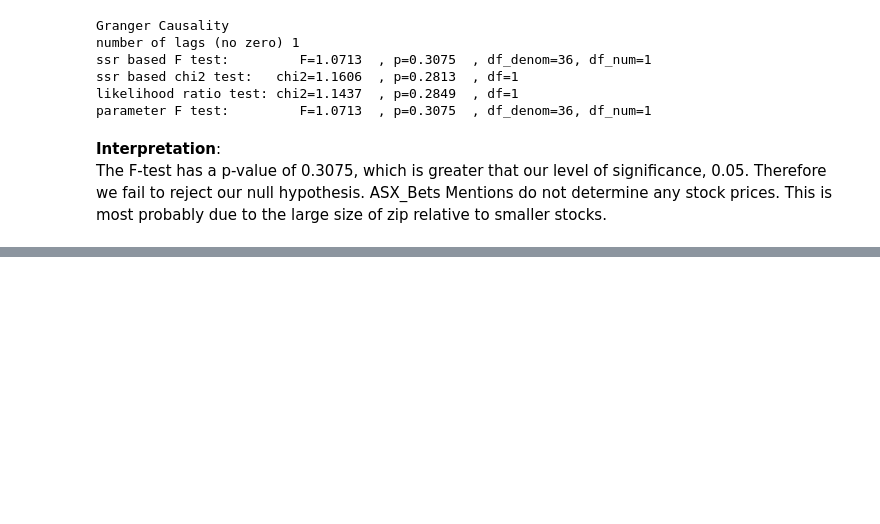
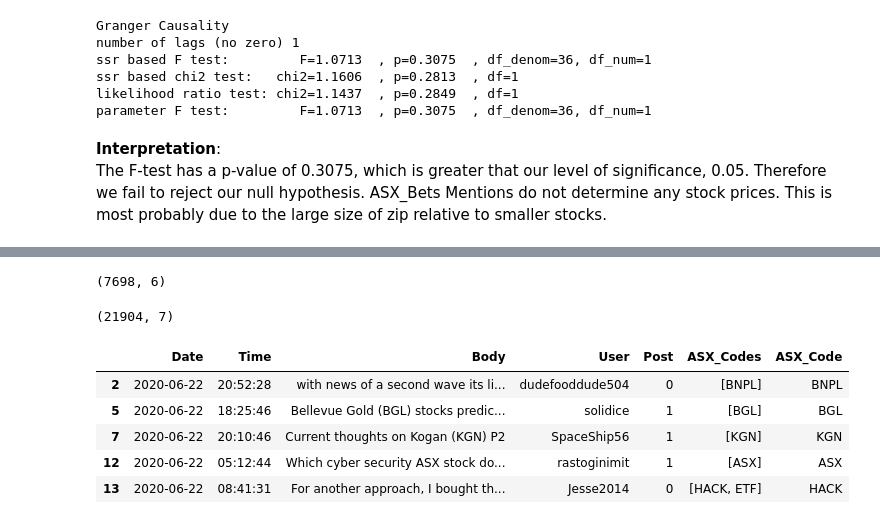
Before and after one commit to franticOreo/asx_bets, a Jupyter notebook: reddit_eda.ipynb, the cells around one changed output, grey strips where cells are left out. Cells and saved outputs as stored; diff of their text form; code cells hidden in the pictures; blank space fills up the shorter version.

```diff
--- a/reddit_eda.ipynb
+++ b/reddit_eda.ipynb
@@ -479,0 +339,2 @@ TypeError: __init__() got an unexpected keyword argument 'fig_size'
+# %%
+both_df = both_df.apply(make_stock_col, axis=1); both_df.head()
@@ -479,0 +348,41 @@ TypeError: __init__() got an unexpected keyword argument 'fig_size'
+# %%
+# remove posts not mentioning stocks
+both_df = both_df[~both_df['ASX_Codes'].isna()]
+both_df.shape
+# %% [output]
+(7698, 6)
+# %%
+def seperate_codes(df):
+    '''Iterate over rows of df with mutiple ASX codes
+    Return duplicate dataframe with duplicate rows
+    with sperated codes
+    '''
+    for idx, row in df.iterrows():
+        # iterate over the amount of the codes
+        for idx, code in enumerate(range(len(row['ASX_Codes']))):
+            row['ASX_Code'] = row['ASX_Codes'][idx]
+            df = df.append(row)
+
+    return df.reindex()
+
+def pop_code(row):
+    # get out the one element in list
+    row['ASX_Code'] = row['ASX_Codes'][0]
+    return row
+
+both_df = seperate_codes(both_df)
+# %%
+both_df.shape
+# %% [output]
+(21904, 7)
+# %%
+both_df = both_df.apply(pop_code, axis=1)
+# %%
+both_df.head()
+# %% [output]
+|  | Date | Time | Body | User | Post | ASX_Codes | ASX_Code |
+| 2 | 2020-06-22 | 20:52:28 | with news of a second wave its li... | dudefooddude504 | 0 | [BNPL] | BNPL |
+| 5 | 2020-06-22 | 18:25:46 | Bellevue Gold (BGL) stocks predic... | solidice | 1 | [BGL] | BGL |
+| 7 | 2020-06-22 | 20:10:46 | Current thoughts on Kogan (KGN) P2 | SpaceShip56 | 1 | [KGN] | KGN |
+| 12 | 2020-06-22 | 05:12:44 | Which cyber security ASX stock do... | rastoginimit | 1 | [ASX] | ASX |
+| 13 | 2020-06-22 | 08:41:31 | For another approach, I bought th... | Jesse2014 | 0 | [HACK, ETF] | HACK |
```
Also changed, not shown: parts of 69 cells of this notebook, 2 other files.
